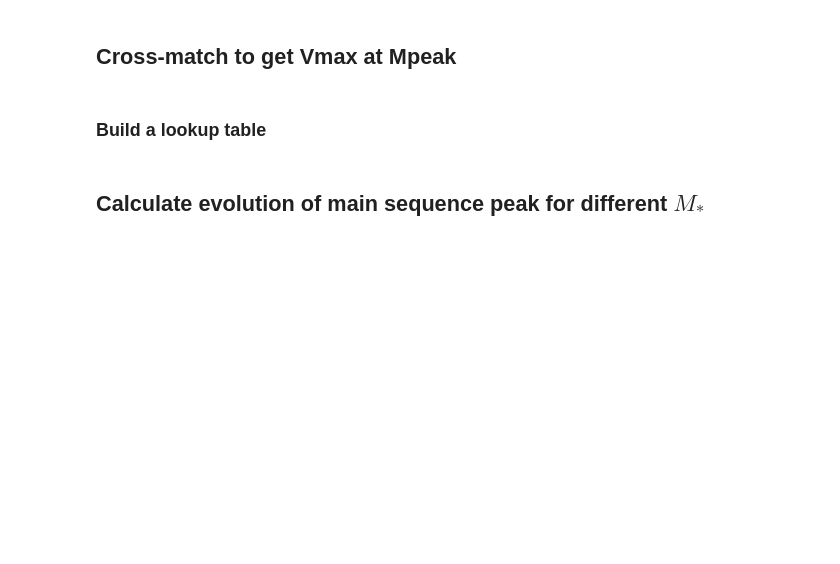
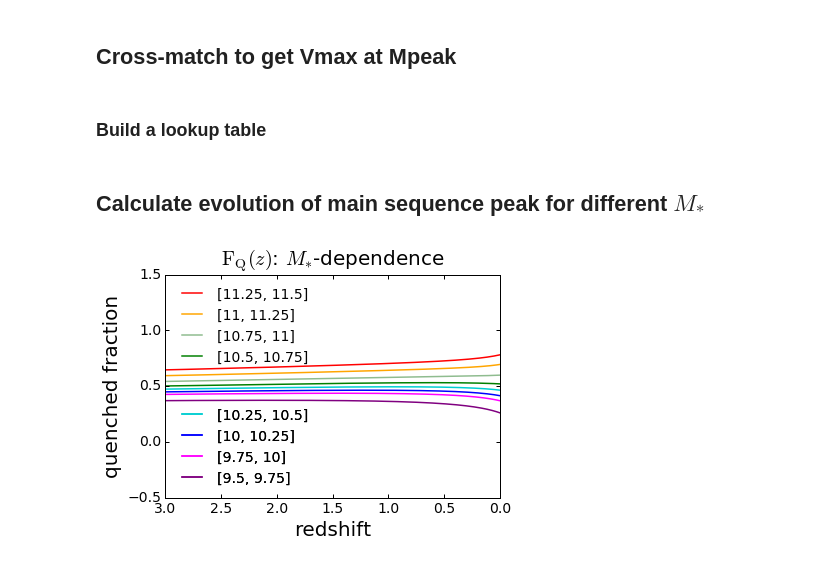
Before and after one commit to aphearin/time_evolving_cam_utils, a Jupyter notebook: main_sequence_evolution.ipynb, the cells around one changed output. Drawn from its saved outputs; the diff is of its cells as text; code cells hidden in the pictures; blank space fills up the shorter version.

Commit message:
Added plot of analytical quenched fraction and its M* dependence

```diff
--- a/main_sequence_evolution.ipynb
+++ b/main_sequence_evolution.ipynb
@@ -41,3 +41,75 @@ log_vmax_table, log_sm_table, __ = mean_y_vs_x(np.log10(histories['vmax_at_mpeak
 # %%
 from main_sequence_sfr import mean_sfr
 from sfr_designation import quiescent_fraction
+# %%
+logsm_bins = np.arange(9.5, 11.75, 0.25)
+logsm_mids = (logsm_bins[:-1] + logsm_bins[1:])/2.
+Vmax_array = 10**np.interp(logsm_mids, log_sm_table, log_vmax_table)
+# %%
+quiescent_fraction_array = np.zeros((len(Vmax_array), len(redshift_array)))
+
+for ibin, Vmax in enumerate(Vmax_array):
+    quiescent_fraction_array[ibin, :] = quiescent_fraction(Vmax, redshift=redshift_array)
+# %%
+from scipy.signal import savgol_filter
+
+fig1 = plt.figure()
+ax = fig1.add_subplot(111)
+# ax2 = ax.twiny()
+
+xlabel = ax.set_xlabel('redshift', fontsize=20)
+ylabel = ax.set_ylabel(r'quenched fraction', fontsize=20)
+title = ax.set_title(r'${\rm F_Q}(z)$: $M_{\ast}$-dependence', fontsize=20, y=1.02) # y param fixes an overhanging title
+
+ifirst=0
+
+lw = 1.5
+ax.plot(redshift_array, quiescent_fraction_array[0, :],
+         color='purple', linewidth=lw)
+ax.plot(redshift_array, quiescent_fraction_array[1, :],
+         color='magenta', linewidth=lw)
+ax.plot(redshift_array, quiescent_fraction_array[2, :],
+         color='blue', linewidth=lw)
+ax.plot(redshift_array, quiescent_fraction_array[3, :],
+         color='darkturquoise', linewidth=lw)
+ax.plot(redshift_array, quiescent_fraction_array[4, :],
+         color='green', linewidth=lw)
+ax.plot(redshift_array, quiescent_fraction_array[5, :],
+         color='darkseagreen', linewidth=lw)
+ax.plot(redshift_array, quiescent_fraction_array[6, :],
+         color='orange', linewidth=lw)
+ax.plot(redshift_array, quiescent_fraction_array[7, :],
+         color='red', linewidth=lw)
+
+
+plt.xlim(xmin = 3, xmax=0)
+plt.ylim(ymin = -0.5, ymax = 1.5)
+
+plt.xticks(fontsize=14)
+plt.yticks(fontsize=14)
+ax.tick_params(axis='x', length=4, width=1, which='major')
+ax.tick_params(axis='x', length=2, width=1, which='minor')
+ax.tick_params(axis='y', length=4, width=1, which='major')
+ax.tick_params(axis='y', length=2, width=1, which='minor')
+
+purple_line = mlines.Line2D([], [], ls = '-', c = 'purple', linewidth=lw, label='[9.5, 9.75]')
+magenta_line = mlines.Line2D([], [], ls = '-', c = 'magenta', linewidth=lw, label='[9.75, 10]')
+blue_line = mlines.Line2D([], [], ls = '-', c = 'blue', linewidth=lw, label='[10, 10.25]')
+darkturquoise_line = mlines.Line2D([], [], ls = '-', c = 'darkturquoise', linewidth=lw, label='[10.25, 10.5]')
+green_line = mlines.Line2D([], [], ls = '-', c = 'green', linewidth=lw, label='[10.5, 10.75]')
+darkseagreen_line = mlines.Line2D([], [], ls = '-', c = 'darkseagreen', linewidth=lw, label='[10.75, 11]')
+orange_line = mlines.Line2D([], [], ls = '-', c = 'orange', linewidth=lw, label='[11, 11.25]')
+red_line = mlines.Line2D([], [], ls = '-', c = 'red', linewidth=lw, label='[11.25, 11.5]')
+
+first_legend = plt.legend(handles=[red_line, orange_line, darkseagreen_line, green_line],
+                                frameon=False, loc='upper left', fontsize=14)
+ax.add_artist(first_legend)
+
+second_legend = plt.legend(handles=[darkturquoise_line, blue_line, magenta_line, purple_line],
+                                frameon=False, loc='lower left', fontsize=14)
+ax.add_artist(second_legend)
+
+fig1.savefig('FIGS/quenched_fraction_history_sm_dependence.pdf',
+             bbox_extra_artists=[xlabel, ylabel], bbox_inches='tight')
+# %% [output]
+[figure, added]
```
Also changed, not shown: 1 other file.
